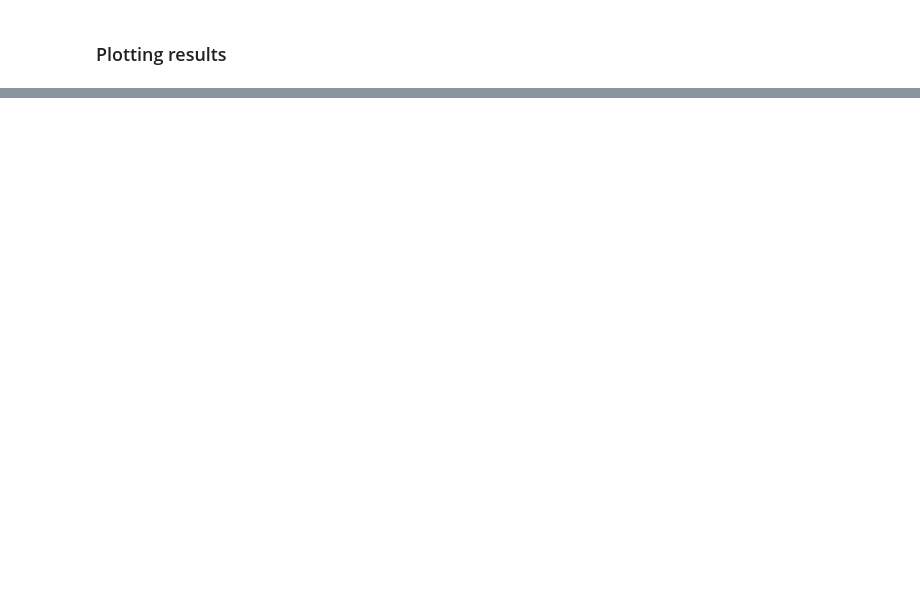
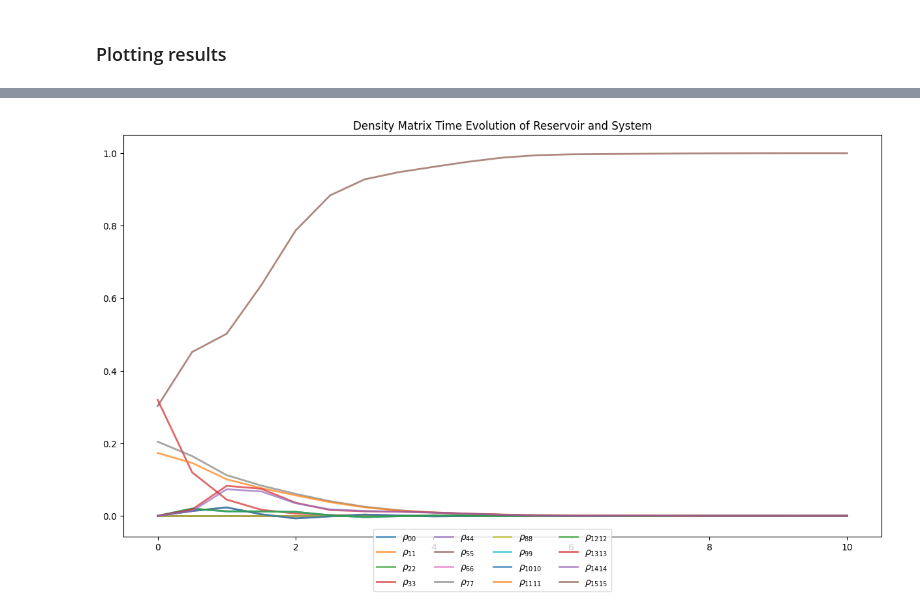
Before and after one commit to Mmackinnon01/entanglement_classifier, a Jupyter notebook: classifier/run.ipynb, the cells around one changed output, grey strips where cells are left out. Cells and saved outputs as stored; diff of their text form; code cells hidden in the pictures; blank space fills up the shorter version.

```diff
--- a/classifier/run.ipynb
+++ b/classifier/run.ipynb
@@ -97,2 +82,5 @@ Warning: entry at t=1.926 has negative eigenvalues of [(-0.
 # %%
 log1 = model.modelLog
+# %%
+model.setSwitchStructureTime(10)
+model.run()
@@ -99,3 +94,5 @@ log1 = model.modelLog
+# %%
+log2 = model.modelLog
 # %% [markdown]
 ### Plotting results
 # %%
@@ -105,3 +102,7 @@ log1.plotResAndSys()
+# %%
+log2.plotResAndSys()
+# %% [output]
+[figure, added]
 # %%
 log1.plotSigmaCombinations()
 # %% [output]
```
Also changed, not shown: parts of 10 cells of this notebook, 20 other files.
